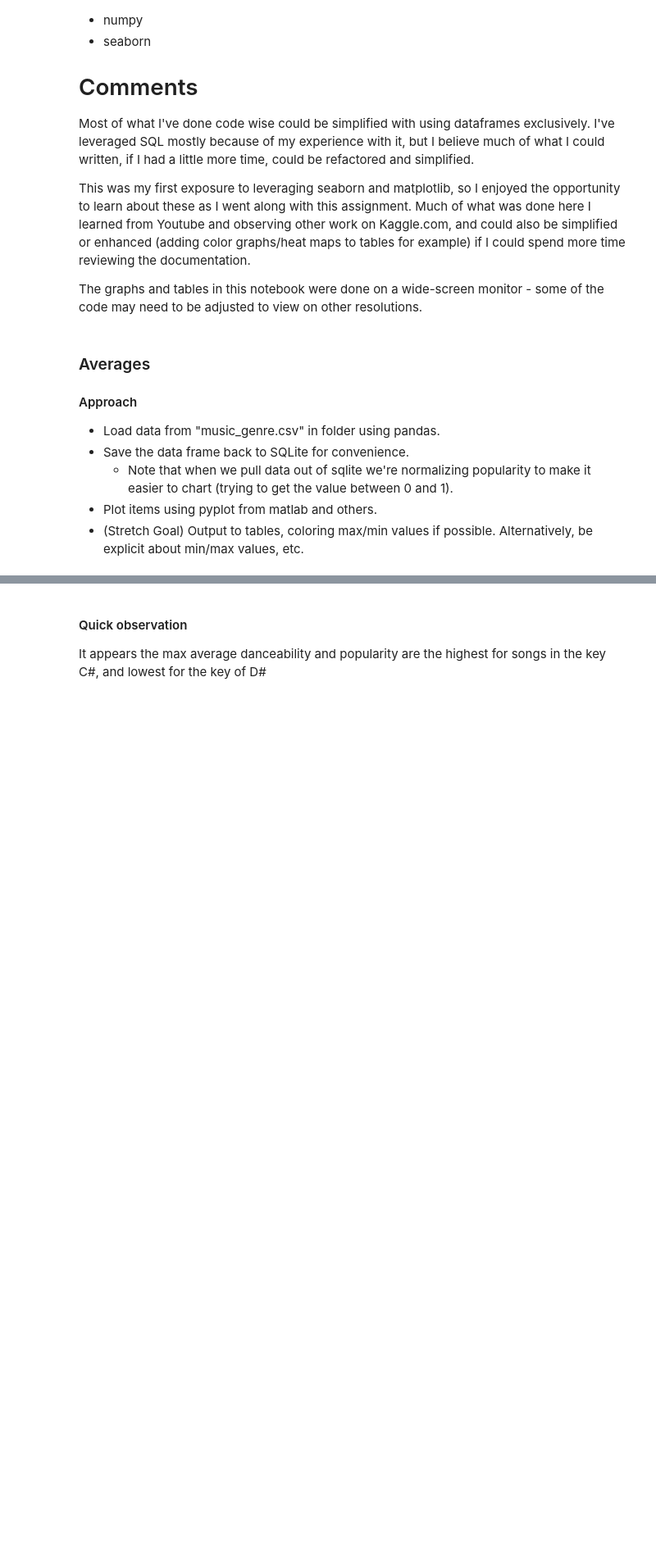
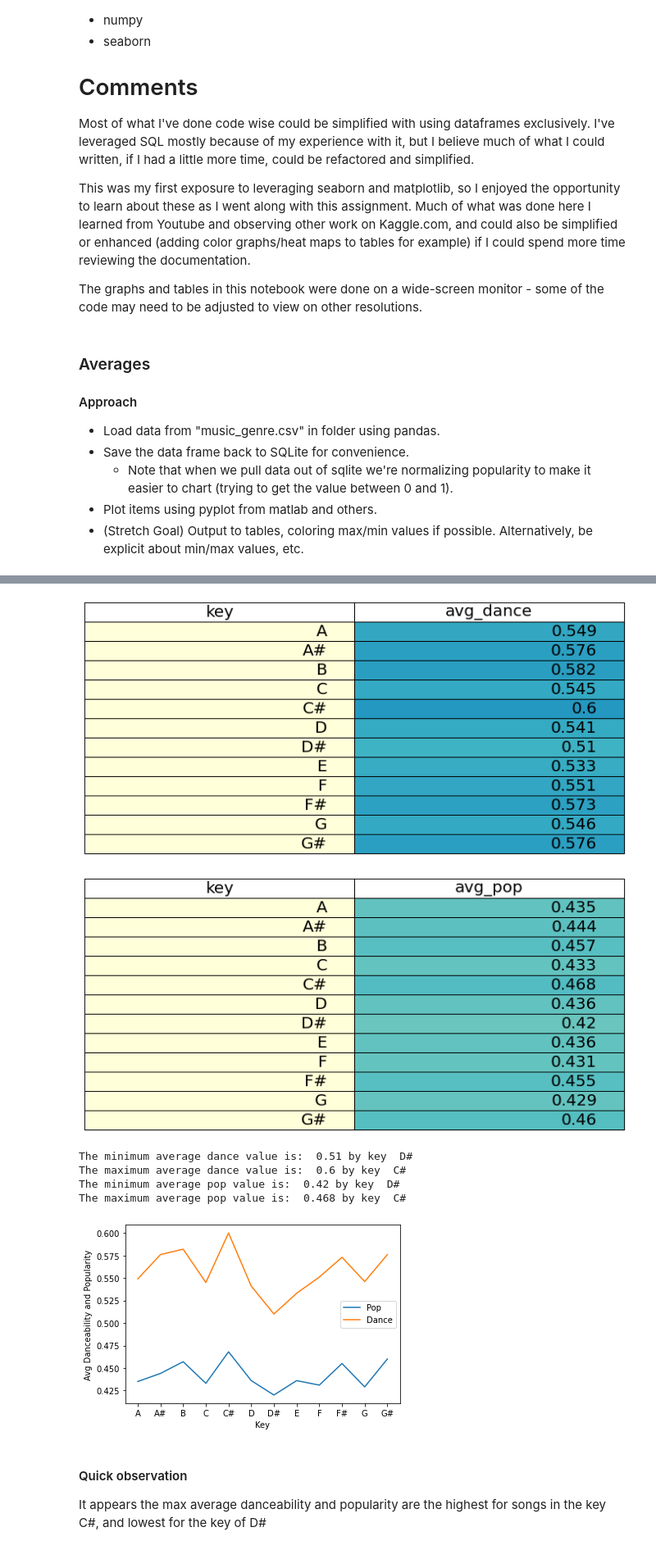
Before and after one commit to dynamoRando/music_genre, a Jupyter notebook: music.ipynb, the cells around one changed output, grey strips where cells are left out. Shown: that part at 82% size. Drawn from its saved outputs; the diff is of its cells as text; code cells hidden in the pictures; blank space fills up the shorter version.

Commit message:
get colormap working; need to do SxS

```diff
--- a/music.ipynb
+++ b/music.ipynb
@@ -106,3 +71,72 @@ The maximum average pop value is:  0.468 by key  C#
+# %%
+
+# https://www.statology.org/matplotlib-table/
+fig_dance, ax_dance = plt.subplots()
+fig_dance.patch.set_visible(False)
+ax_dance.axis('off')
+ax_dance.axis('tight')
+
+data_avg_dance = data_avg.drop(columns='avg_pop', axis=1)
+
+# avg for dance
+# create a color map, but first remove the label 'key' and replace with a numeric value of 1
+color_df_dance = data_avg_dance.drop(columns='key', axis=1)
+color_df_dance.insert(0, 'key', [0] * 12)
+colors_dance = plt.cm.YlGnBu(color_df_dance)
+
+table_dance = ax_dance.table(cellText=data_avg_dance.values, colLabels=data_avg_dance.columns, loc='center', cellColours=colors_dance)
+
+# https://stackoverflow.com/questions/15514005/how-to-change-the-tables-fontsize-with-matplotlib-pyplot
+table_dance.set_fontsize(20)
+table_dance.scale(2, 2)
+plt.show()
+
+# https://www.statology.org/matplotlib-table/
+fig_pop, ax_pop = plt.subplots()
+fig_pop.patch.set_visible(False)
+ax_pop.axis('off')
+ax_pop.axis('tight')
+
+data_avg_pop = data_avg.drop(columns='avg_dance', axis=1)
+
+# avg for pop
+# create a color map, but first remove the label 'key' and replace with a numeric value of 1
+color_df_pop = data_avg_pop.drop(columns='key', axis=1)
+color_df_pop.insert(0, 'key', [0] * 12)
+colors_pop = plt.cm.YlGnBu(color_df_pop)
+
+table_pop = ax_pop.table(cellText=data_avg_pop.values, colLabels=data_avg_pop.columns, loc='center', cellColours=colors_pop)
+
+# https://stackoverflow.com/questions/15514005/how-to-change-the-tables-fontsize-with-matplotlib-pyplot
+table_pop.set_fontsize(20)
+table_pop.scale(2, 2)
+plt.show()
+
+
+# output some quick observations
+print('The minimum average dance value is: ', str(data_avg['avg_dance'].min()) , 'by key ' , data_avg.loc[data_avg['avg_dance'] == data_avg['avg_dance'].min()]['key'].to_string(index=False))
+print('The maximum average dance value is: ', str(data_avg['avg_dance'].max()) , 'by key ' , data_avg.loc[data_avg['avg_dance'] == data_avg['avg_dance'].max()]['key'].to_string(index=False))
+
+print('The minimum average pop value is: ', str(data_avg['avg_pop'].min()) , 'by key ' , data_avg.loc[data_avg['avg_pop'] == data_avg['avg_pop'].min()]['key'].to_string(index=False))
+print('The maximum average pop value is: ', str(data_avg['avg_pop'].max()) , 'by key ' , data_avg.loc[data_avg['avg_pop'] == data_avg['avg_pop'].max()]['key'].to_string(index=False))
+
+
+# https://datascienceparichay.com/article/plot-a-line-chart-in-python-with-matplotlib/
+# not sure if a line graph is the best visual here, because we're not doing changes over time
+plt.plot(data_avg['key'].tolist(), data_avg['avg_pop'].tolist())
+plt.plot(data_avg['key'].tolist(), data_avg['avg_dance'].tolist())
+plt.xlabel("Key")
+plt.ylabel("Avg Danceability and Popularity")
+plt.legend(["Pop","Dance"])
+plt.show()
+# %% [output]
+[figure, added]
+[figure, added]
+The minimum average dance value is:  0.51 by key  D#
+The maximum average dance value is:  0.6 by key  C#
+The minimum average pop value is:  0.42 by key  D#
+The maximum average pop value is:  0.468 by key  C#
+[figure, added]
 # %% [markdown]
 #### Quick observation
 It appears the max average danceability and popularity are the highest for songs in the key C#, and lowest for the key of D#
```
Also changed, not shown: parts of 1 cell of this notebook.
